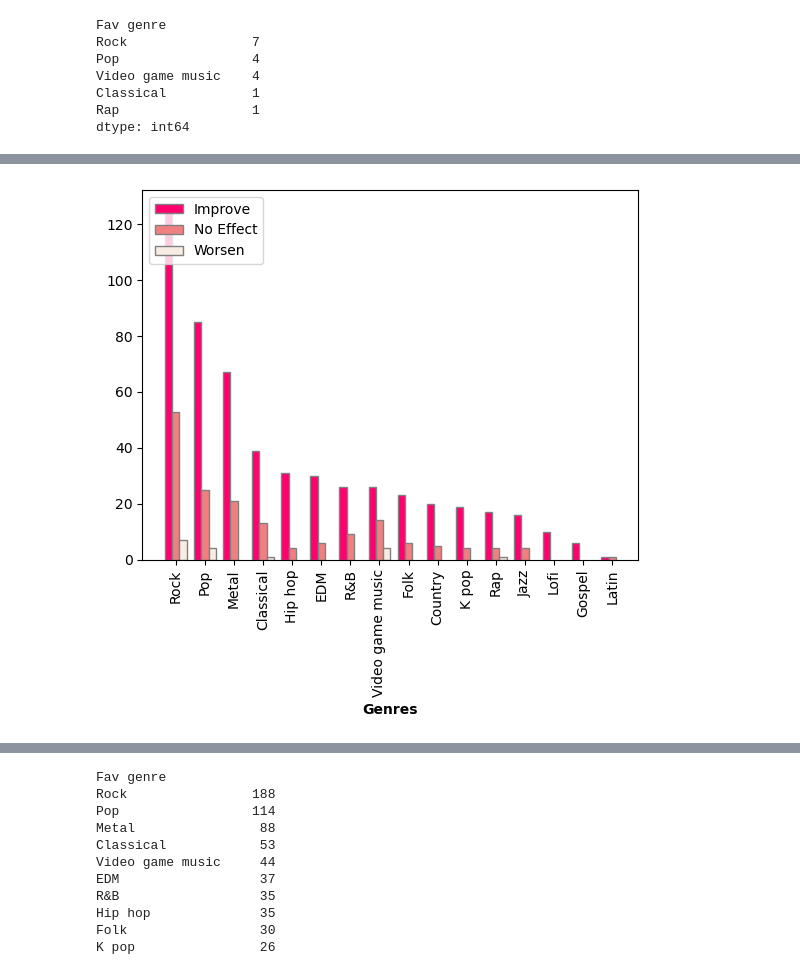
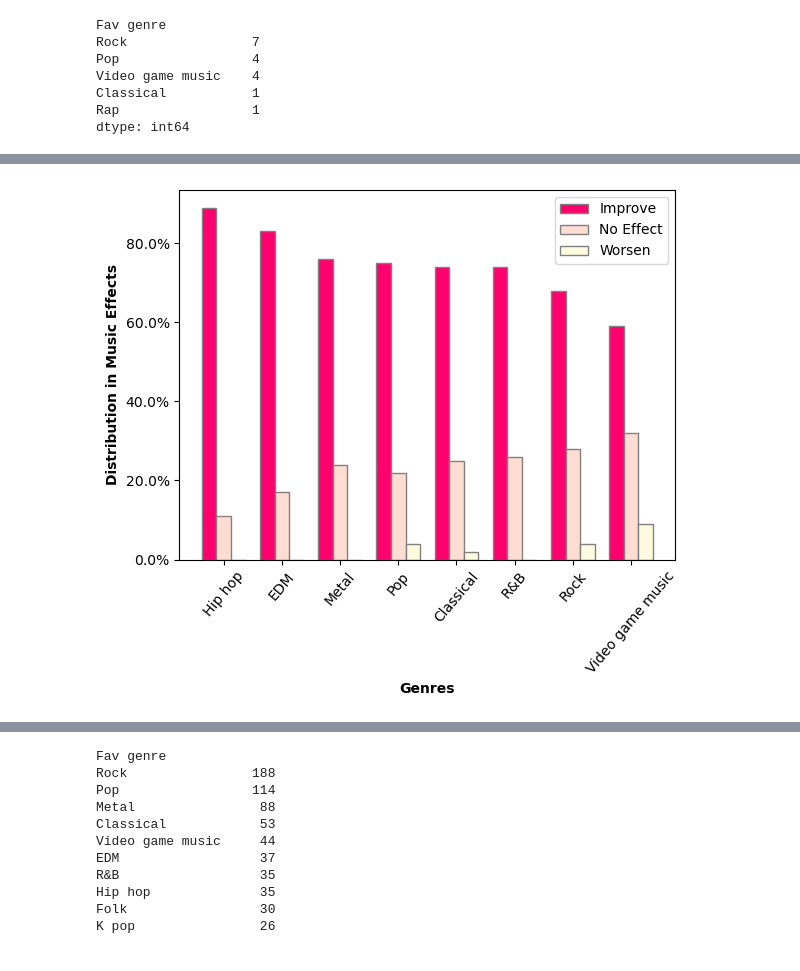
Before and after one commit to TheWizler/project1_group_10, a Jupyter notebook: gabriela's_work/Q1.ipynb, the cells around one changed output, grey strips where cells are left out. Cells and saved outputs as stored; diff of their text form; code cells hidden in the pictures.

```diff
--- a/gabriela's_work/Q1.ipynb
+++ b/gabriela's_work/Q1.ipynb
@@ -96,7 +96,7 @@ Worsen        17
 Name: count, dtype: int64
 # %%
 improve_data=df.loc[(df["Music effects"] =="Improve")]
-improve_data_count=rock_data.groupby(["Fav genre"]).size()
+improve_data_count=improve_data.groupby(["Fav genre"]).size()
 improve_data_count.sort_values(ascending=False)
 # %% [output]
 Fav genre
@@ -187,0 +195,6 @@ Index(['Rock', 'Pop', 'Metal', 'Classical', 'Hip hop', 'EDM', 'R&B',
+# %%
+organize_data["% Improve"]=(organize_data["Improve"]/ organize_data['Total']) * 100
+organize_data["% No Effect"]=(organize_data["No Effect"]/ organize_data['Total']) * 100
+organize_data["% Worsen"]=(organize_data["Worsen"]/ organize_data['Total']) * 100
+
+organize_data
@@ -187,0 +220,6 @@ Index(['Rock', 'Pop', 'Metal', 'Classical', 'Hip hop', 'EDM', 'R&B',
+# %%
+columns=[ "% Improve", "% No Effect", "% Worsen"]
+percentage_data=organize_data[columns]
+
+rounded_up=percentage_data.map(round, ndigits=None)
+rounded_up
@@ -187,0 +252,4 @@ Index(['Rock', 'Pop', 'Metal', 'Classical', 'Hip hop', 'EDM', 'R&B',
+# %%
+filter=rounded_up.loc[(organize_data["Improve"] >=26)]
+filtered=filter.sort_values(by="% Improve", ascending= False)
+filtered
@@ -188,33 +281,41 @@ Index(['Rock', 'Pop', 'Metal', 'Classical', 'Hip hop', 'EDM', 'R&B',
 # %%
 # Data from the table
-genres = organize_data.index
-values=organize_data.values.T
+genres = filtered.index
+values=filtered.values.T
 
 
 # Create a figure and axis
 fig, ax = plt.subplots()
 
 # Set the width of the bars
 bar_width = 0.25
 
 # Set the position of the bars on the x-axis
 r1 = range(len(genres))
 r2 = [x + bar_width for x in r1]
 r3 = [x + bar_width*2 for x in r1]
 
+
+
 # Plot the bars
 plt.bar(r1,values[0], color='#ff006e', width=bar_width, edgecolor='grey', label='Improve')
-plt.bar(r2,values[1], color= "#f08080", width=bar_width, edgecolor='grey', label='No Effect')
-plt.bar(r3,values[2], color='#f7ede2', width=bar_width, edgecolor='grey', label='Worsen')
+plt.bar(r2,values[1], color= "#ffddd2", width=bar_width, edgecolor='grey', label='No Effect')
+plt.bar(r3,values[2], color='#fefae0', width=bar_width, edgecolor='grey', label='Worsen')
 
 # Add xticks on the middle of the group bars
 plt.xlabel('Genres', fontweight='bold')
-plt.xticks([r + bar_width for r in range(len(genres))], genres, rotation=90)
+plt.ylabel("Distribution in Music Effects", fontweight='bold')
+plt.xticks([r + bar_width for r in range(len(genres))], genres, rotation=50)
+
+# Convert Y-axis to percentage format
+ax.yaxis.set_major_formatter(plt.FuncFormatter(lambda x, _: '{:,}%'.format(x)))
+
+
 
 # Add a legend
 plt.legend()
 
 
 plt.show()
 # %% [output]
-[figure, old version]
+[figure, new version]
```
Also changed, not shown: parts of 23 cells of this notebook, 4 other files.
